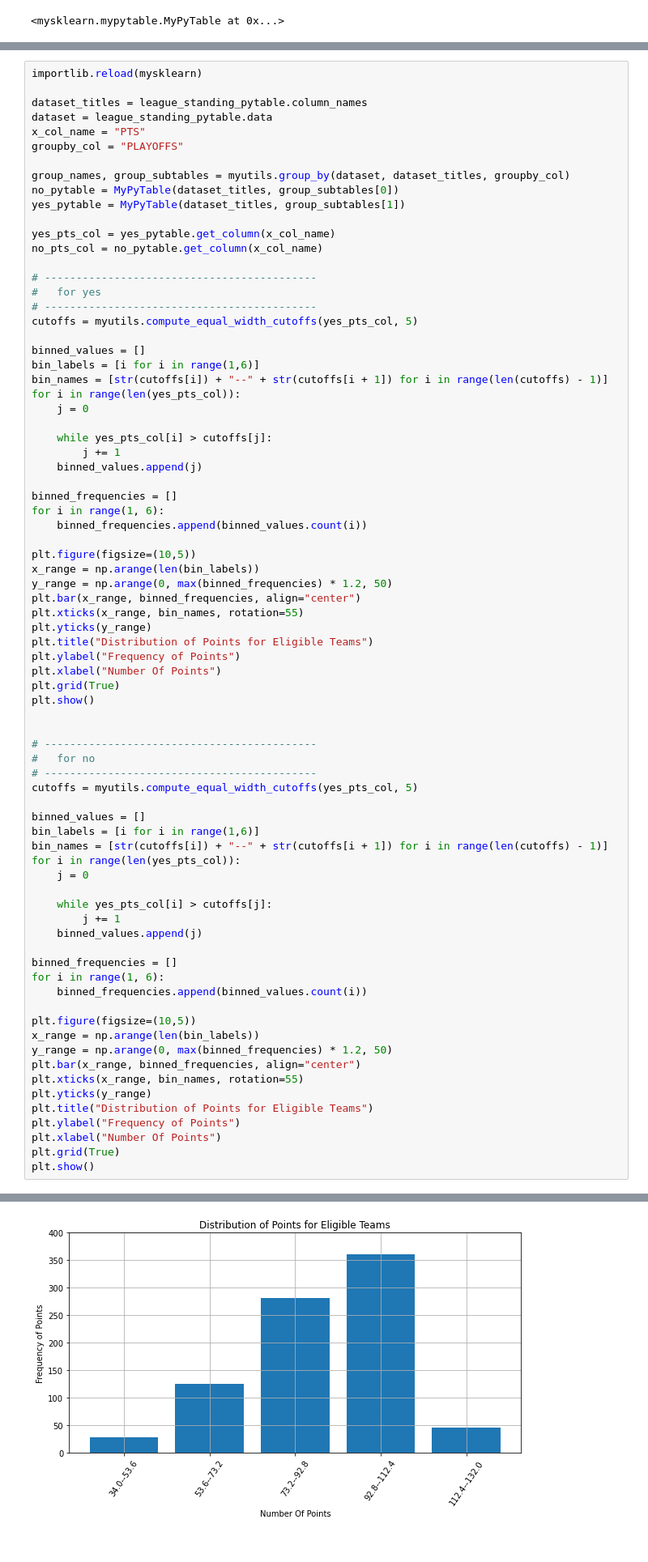
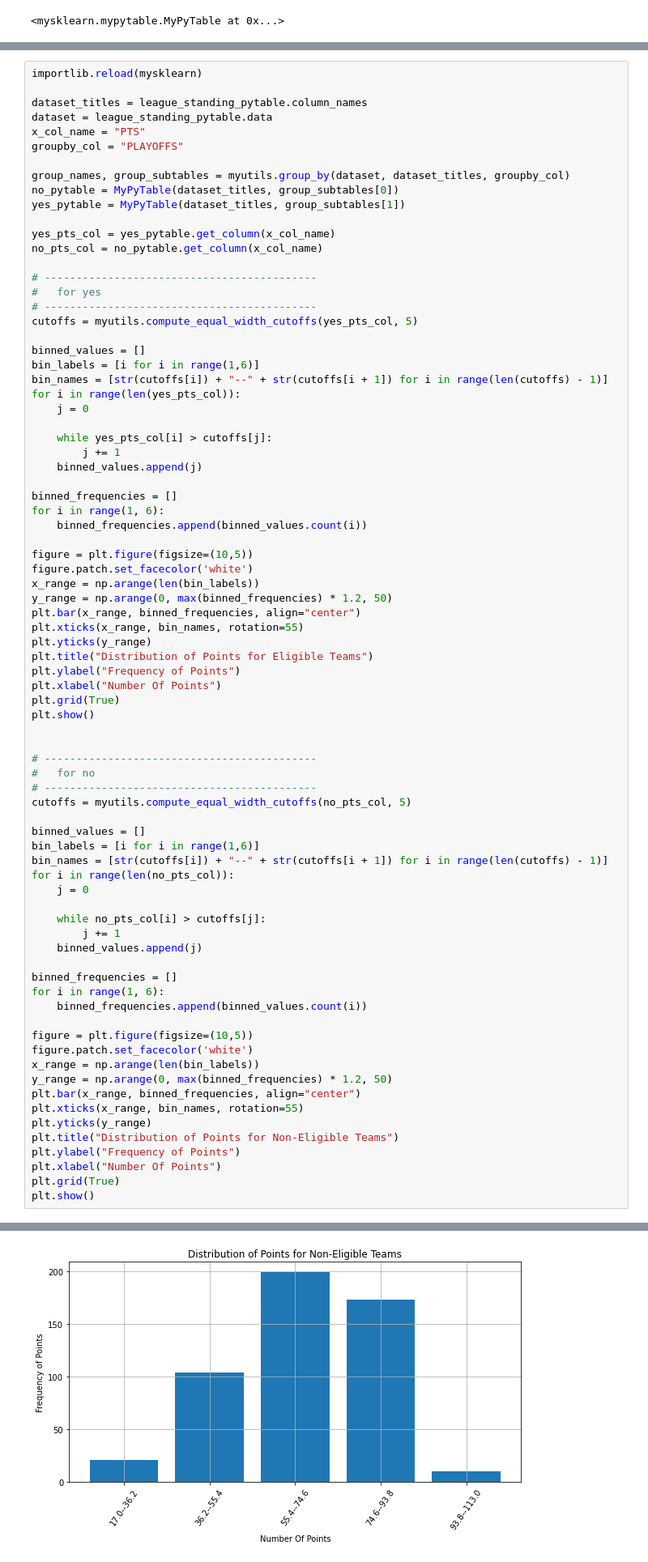
Before and after one commit to cstainsby/HockeyDataProject, a Jupyter notebook: EDA.ipynb, the cells around one changed output, grey strips where cells are left out. Shown at 81% size. Saved outputs shown, nothing was run; the diff lists cells and outputs as text.

```diff
--- a/EDA.ipynb
+++ b/EDA.ipynb
@@ -129,7 +130,8 @@ binned_frequencies = []
 for i in range(1, 6):
     binned_frequencies.append(binned_values.count(i))
 
-plt.figure(figsize=(10,5))
+figure = plt.figure(figsize=(10,5))
+figure.patch.set_facecolor('white')
 x_range = np.arange(len(bin_labels))
 y_range = np.arange(0, max(binned_frequencies) * 1.2, 50)
 plt.bar(x_range, binned_frequencies, align="center")
@@ -142,39 +144,40 @@ plt.grid(True)
 plt.show()
 
 
 # -------------------------------------------
 #   for no
 # -------------------------------------------
-cutoffs = myutils.compute_equal_width_cutoffs(yes_pts_col, 5)
+cutoffs = myutils.compute_equal_width_cutoffs(no_pts_col, 5)
 
 binned_values = []
 bin_labels = [i for i in range(1,6)]
 bin_names = [str(cutoffs[i]) + "--" + str(cutoffs[i + 1]) for i in range(len(cutoffs) - 1)]
-for i in range(len(yes_pts_col)):
+for i in range(len(no_pts_col)):
     j = 0
 
-    while yes_pts_col[i] > cutoffs[j]:
+    while no_pts_col[i] > cutoffs[j]:
         j += 1
     binned_values.append(j)
 
 binned_frequencies = []
 for i in range(1, 6):
     binned_frequencies.append(binned_values.count(i))
 
-plt.figure(figsize=(10,5))
+figure = plt.figure(figsize=(10,5))
+figure.patch.set_facecolor('white')
 x_range = np.arange(len(bin_labels))
 y_range = np.arange(0, max(binned_frequencies) * 1.2, 50)
 plt.bar(x_range, binned_frequencies, align="center")
 plt.xticks(x_range, bin_names, rotation=55)
 plt.yticks(y_range)
-plt.title("Distribution of Points for Eligible Teams")
+plt.title("Distribution of Points for Non-Eligible Teams")
 plt.ylabel("Frequency of Points")
 plt.xlabel("Number Of Points")
 plt.grid(True)
 plt.show()
 # %% [output]
 [figure]
-[figure, old version]
+[figure, new version]
 # %% [markdown]
 ### EDA 3 - How many times teams made the payoffs
 
```
Also changed, not shown: parts of 3 cells of this notebook, 3 other files.
